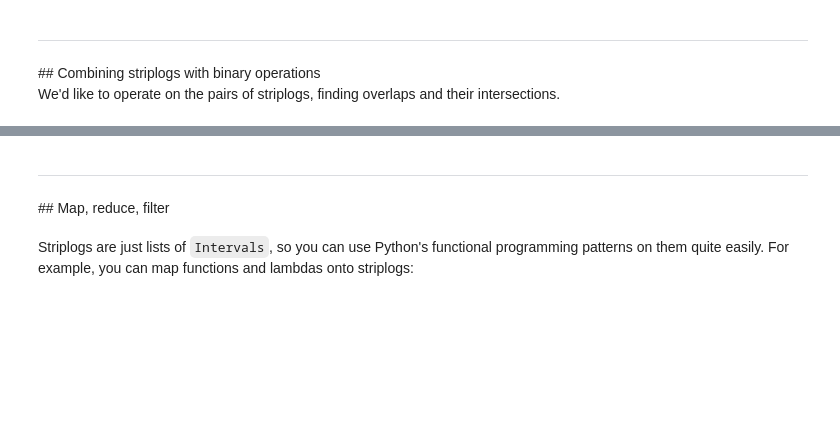
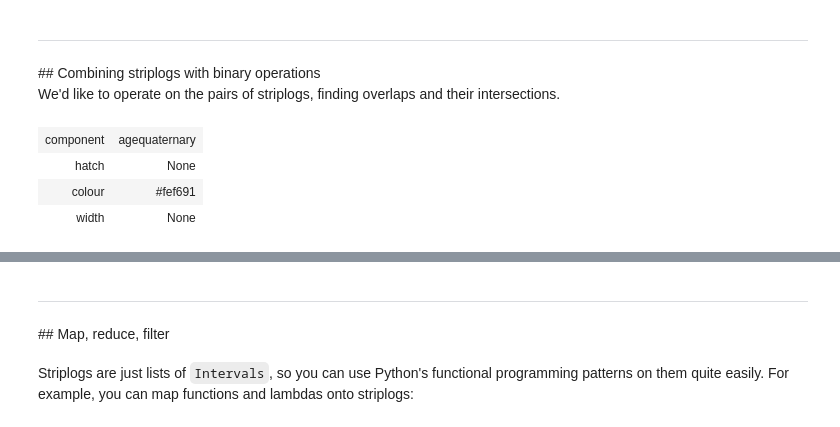
Before and after one commit to agilescientific/striplog, a Jupyter notebook: tutorial/Striplog_expert.ipynb, the cells around one changed output, grey strips where cells are left out. Saved outputs shown, nothing was run; the diff lists cells and outputs as text; code cells hidden in the pictures; blank space fills up the shorter version.

```diff
--- a/tutorial/Striplog_expert.ipynb
+++ b/tutorial/Striplog_expert.ipynb
@@ -187,6 +187,13 @@ chrono = Striplog([Interval(**{'top': 0,  'base': 60, 'components':[Component({'
                    ])
 # %%
 time = Legend.default_timescale()
+# %%
+time[2]
+# %% [output]
+| component | agequaternary |
+| hatch | None |
+| colour | #fef691 |
+| width | None |
 # %%
 chrono.plot(time, aspect=3)
 # %% [output]
```
Also changed, not shown: parts of 33 cells of this notebook, 3 other files.
